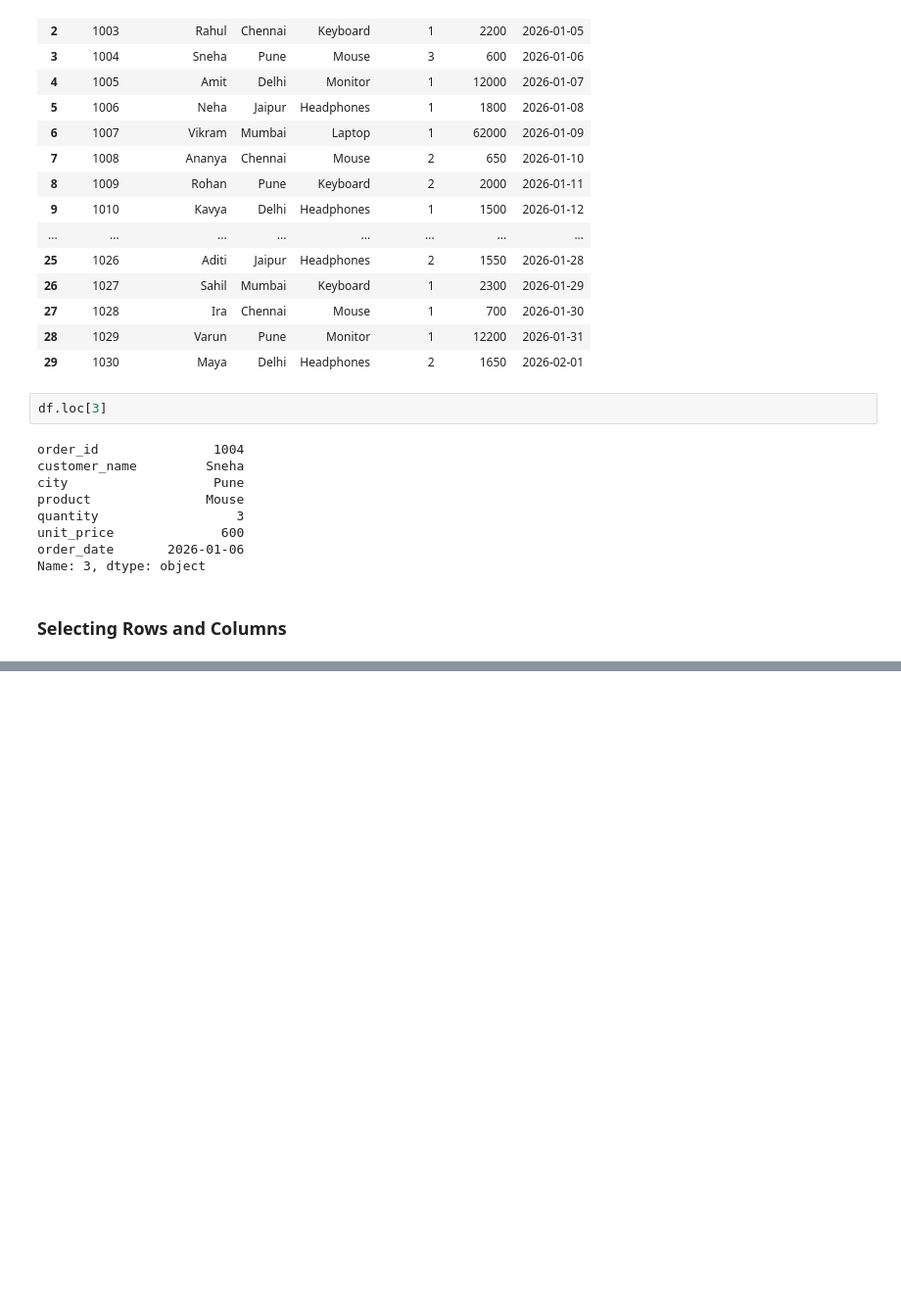
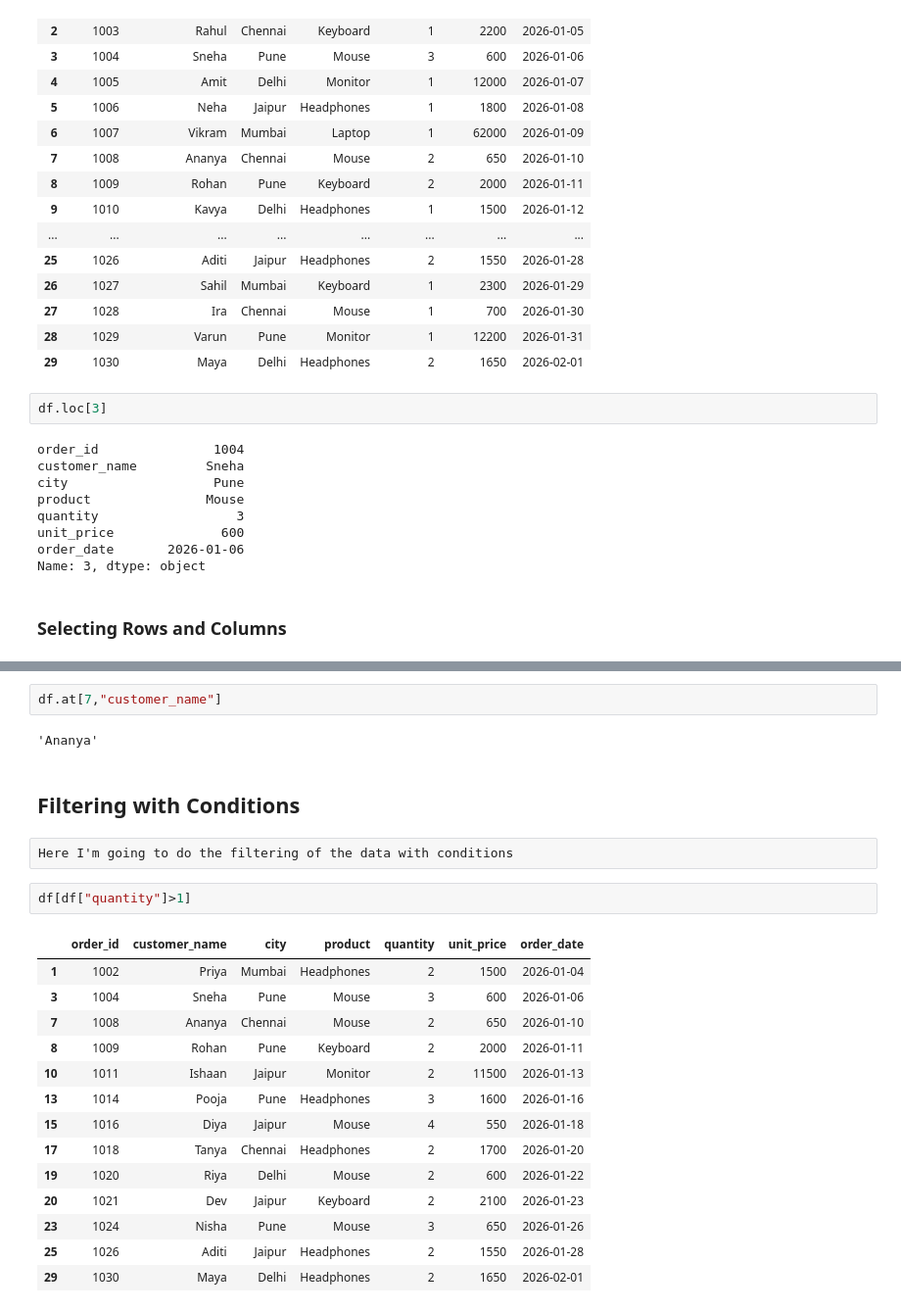
Before and after one commit to Sachinyadavdev/data-science, a Jupyter notebook: Pandas/data-filtering.ipynb, the cells around one changed output, grey strips where cells are left out. Shown at 98% size. Drawn from its saved outputs; the diff is of its cells as text; blank space fills up the shorter version.

```diff
--- a/Pandas/data-filtering.ipynb
+++ b/Pandas/data-filtering.ipynb
@@ -69,0 +83,25 @@ df.loc[0]
+# %%
+df.at[7,"customer_name"]
+# %% [output]
+'Ananya'
+# %% [markdown]
+## Filtering with Conditions
+# %% [raw]
+Here I'm going to do the filtering of the data with conditions
+# %%
+df[df["quantity"]>1]
+# %% [output]
+|  | order_id | customer_name | city | product | quantity | unit_price | order_date |
+| 1 | 1002 | Priya | Mumbai | Headphones | 2 | 1500 | 2026-01-04 |
+| 3 | 1004 | Sneha | Pune | Mouse | 3 | 600 | 2026-01-06 |
+| 7 | 1008 | Ananya | Chennai | Mouse | 2 | 650 | 2026-01-10 |
+| 8 | 1009 | Rohan | Pune | Keyboard | 2 | 2000 | 2026-01-11 |
+| 10 | 1011 | Ishaan | Jaipur | Monitor | 2 | 11500 | 2026-01-13 |
+| 13 | 1014 | Pooja | Pune | Headphones | 3 | 1600 | 2026-01-16 |
+| 15 | 1016 | Diya | Jaipur | Mouse | 4 | 550 | 2026-01-18 |
+| 17 | 1018 | Tanya | Chennai | Headphones | 2 | 1700 | 2026-01-20 |
+| 19 | 1020 | Riya | Delhi | Mouse | 2 | 600 | 2026-01-22 |
+| 20 | 1021 | Dev | Jaipur | Keyboard | 2 | 2100 | 2026-01-23 |
+| 23 | 1024 | Nisha | Pune | Mouse | 3 | 650 | 2026-01-26 |
+| 25 | 1026 | Aditi | Jaipur | Headphones | 2 | 1550 | 2026-01-28 |
+| 29 | 1030 | Maya | Delhi | Headphones | 2 | 1650 | 2026-02-01 |
```
Also changed, not shown: parts of 13 cells of this notebook.
